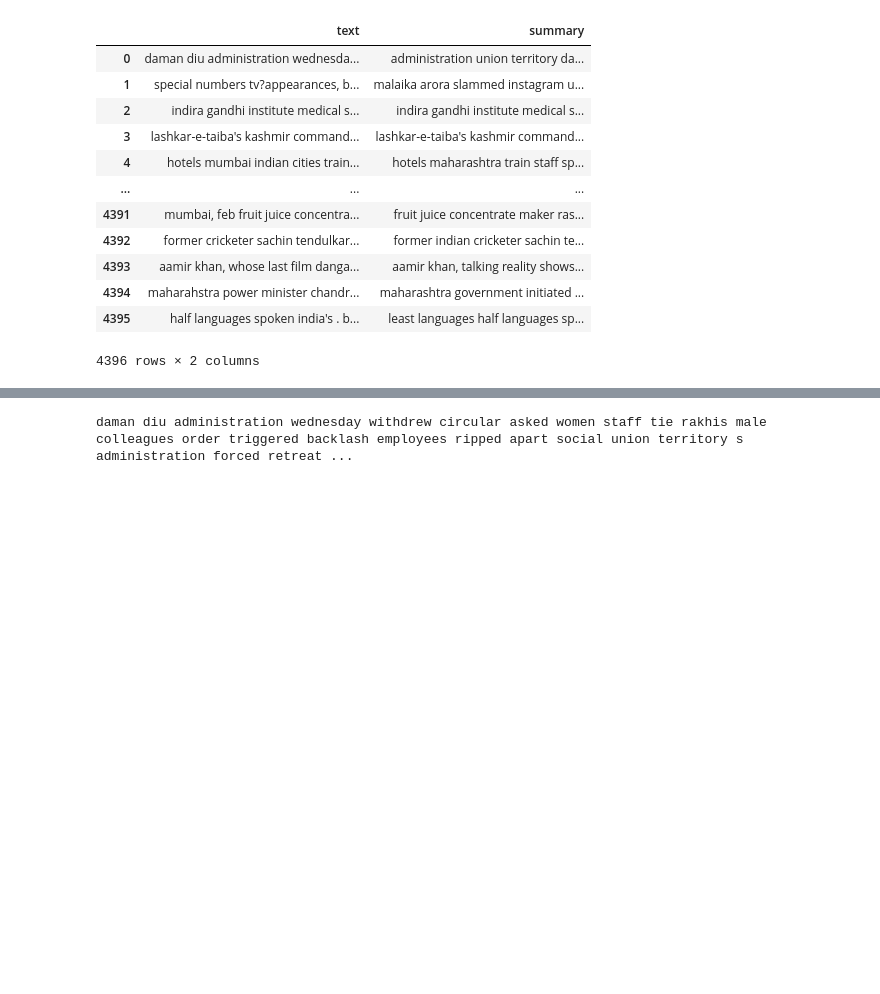
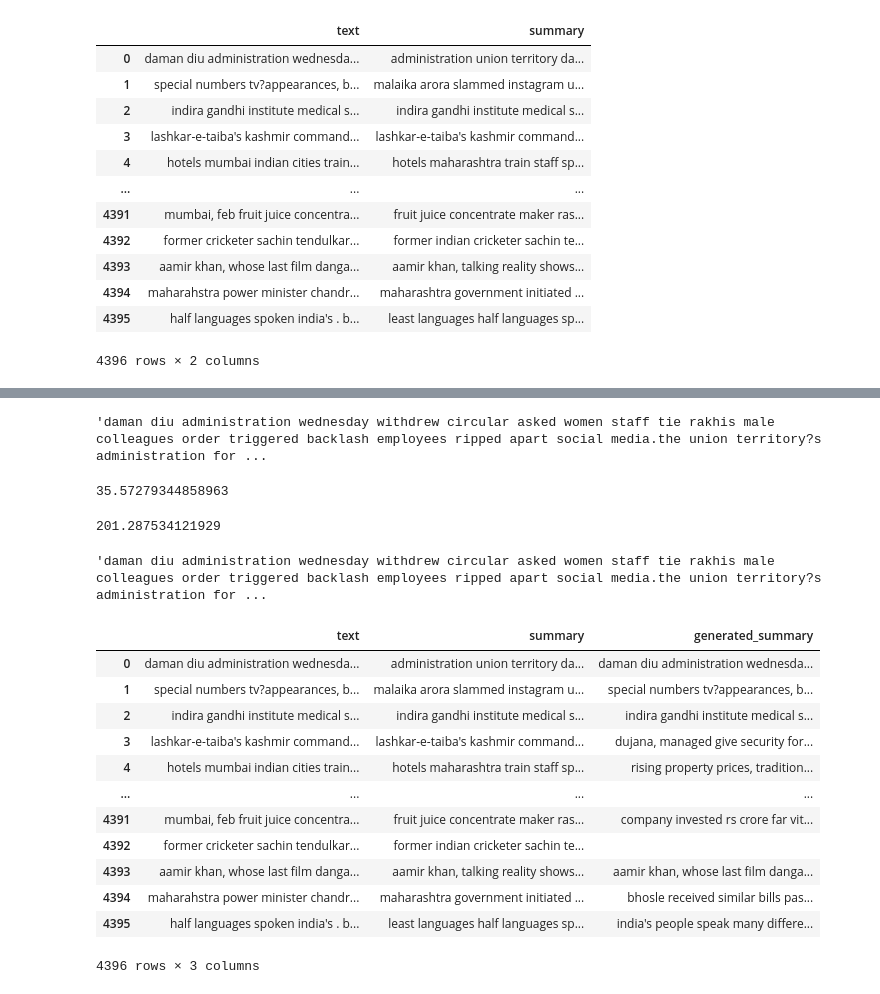
Before and after one commit to PranshuKala/Text-Summarization, a Jupyter notebook: Summarization_Model/Extractive_Model/model.ipynb, the cells around one changed output, grey strips where cells are left out. Drawn from its saved outputs; the diff is of its cells as text; code cells hidden in the pictures; blank space fills up the shorter version.

Commit message:
updated extractive approach

```diff
--- a/Summarization_Model/Extractive_Model/model.ipynb
+++ b/Summarization_Model/Extractive_Model/model.ipynb
@@ -72,6 +22,60 @@ print(sentences)
-# %%
-num_sentences = 2  # Number of sentences for summary
-summary = ' '.join([sentence for score, sentence in ranked_sentences[:num_sentences]])
-print(summary)
-# %% [output]
-daman diu administration wednesday withdrew circular asked women staff tie rakhis male colleagues order triggered backlash employees ripped apart social union territory s administration forced retreat ...
+# %%
+example_sentence = df.iloc[0,0]
+example_sentence
+# %% [output]
+'daman diu administration wednesday withdrew circular asked women staff tie rakhis male colleagues order triggered backlash employees ripped apart social media.the union territory?s administration for ...
+# %%
+# avg length of summary column
+
+length = df['summary'].apply(lambda x: len(x.split()))
+avg_length = np.mean(length)
+avg_length
+# %% [output]
+35.57279344858963
+# %%
+#avg length of text column
+
+length = df['text'].apply(lambda x: len(x.split()))
+avg_length = np.mean(length)
+avg_length
+
+# we find that summary column is approximately 20 % of the text column
+# %% [output]
+201.287534121929
+# %%
+# importing summa library for summarization
+# summa is based on textrank algorithm which is an extractive summarization technique
+# it calculates the importance of a sentence based on the importance of the words in the sentence
+
+
+from summa import summarizer
+
+# initializing the summarizer , with ratio = 0.2 , which means the summary will be 20% of the original text
+summary = summarizer.summarize(example_sentence, ratio=0.2 , language='english')
+
+summary
+# %% [output]
+'daman diu administration wednesday withdrew circular asked women staff tie rakhis male colleagues order triggered backlash employees ripped apart social media.the union territory?s administration for ...
+# %%
+#building pipeline for summarization of all the text in the dataset
+
+def summarize_text(text):
+    return summarizer.summarize(text, ratio=0.2, language='english')
+
+df['generated_summary'] = df['text'].apply(summarize_text)
+
+df
+# %% [output]
+|  | text | summary | generated_summary |
+| 0 | daman diu administration wednesda... | administration union territory da... | daman diu administration wednesda... |
+| 1 | special numbers tv?appearances, b... | malaika arora slammed instagram u... | special numbers tv?appearances, b... |
+| 2 | indira gandhi institute medical s... | indira gandhi institute medical s... | indira gandhi institute medical s... |
+| 3 | lashkar-e-taiba's kashmir command... | lashkar-e-taiba's kashmir command... | dujana, managed give security for... |
+| 4 | hotels mumbai indian cities train... | hotels maharashtra train staff sp... | rising property prices, tradition... |
+| ... | ... | ... | ... |
+| 4391 | mumbai, feb fruit juice concentra... | fruit juice concentrate maker ras... | company invested rs crore far vit... |
+| 4392 | former cricketer sachin tendulkar... | former indian cricketer sachin te... |  |
+| 4393 | aamir khan, whose last film danga... | aamir khan, talking reality shows... | aamir khan, whose last film danga... |
+| 4394 | maharahstra power minister chandr... | maharashtra government initiated ... | bhosle received similar bills pas... |
+| 4395 | half languages spoken india's . b... | least languages half languages sp... | india's people speak many differe... |
+4396 rows × 3 columns
```
Also changed, not shown: parts of 13 cells of this notebook, 1 other file.
